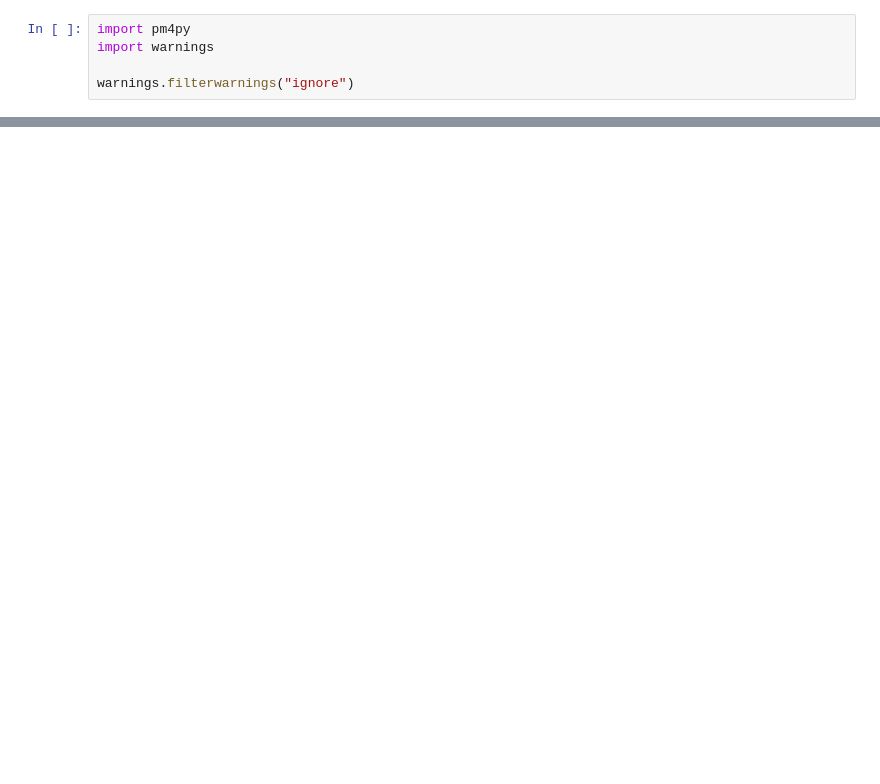
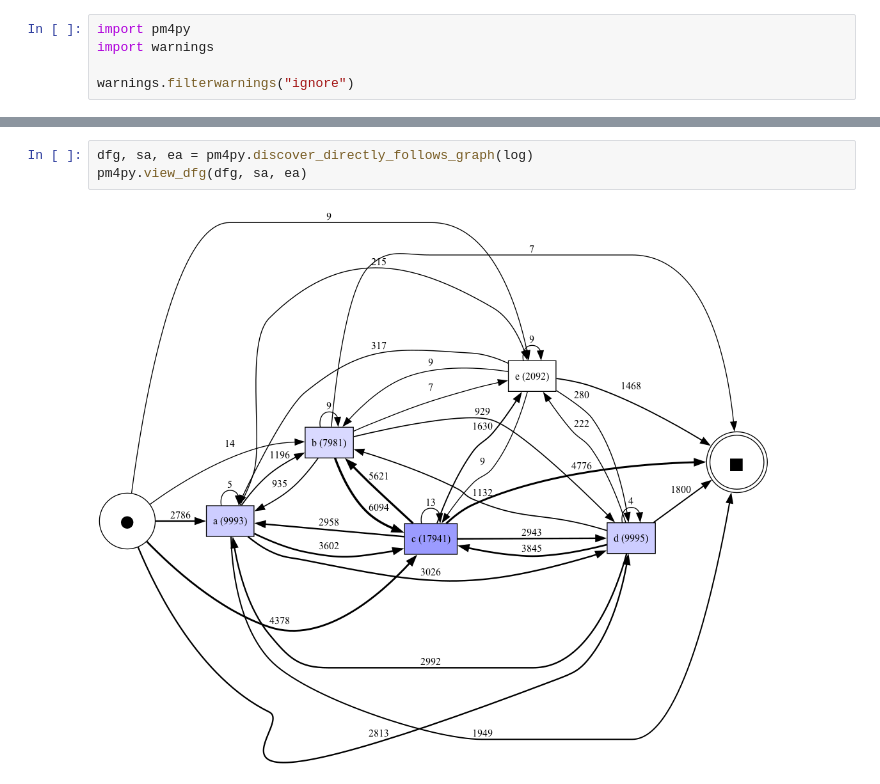
Before and after one commit to boraderen/thesis, a Jupyter notebook: notebooks/experiment.ipynb, the cells around one changed output, grey strips where cells are left out. Saved outputs shown, nothing was run; the diff lists cells and outputs as text; blank space fills up the shorter version.

```diff
--- a/notebooks/experiment.ipynb
+++ b/notebooks/experiment.ipynb
@@ -64,0 +86,5 @@ plt.tight_layout()
+# %%
+dfg, sa, ea = pm4py.discover_directly_follows_graph(log)
+pm4py.view_dfg(dfg, sa, ea)
+# %% [output]
+[figure, added]
```
Also changed, not shown: parts of 7 cells of this notebook, 9 other files.
